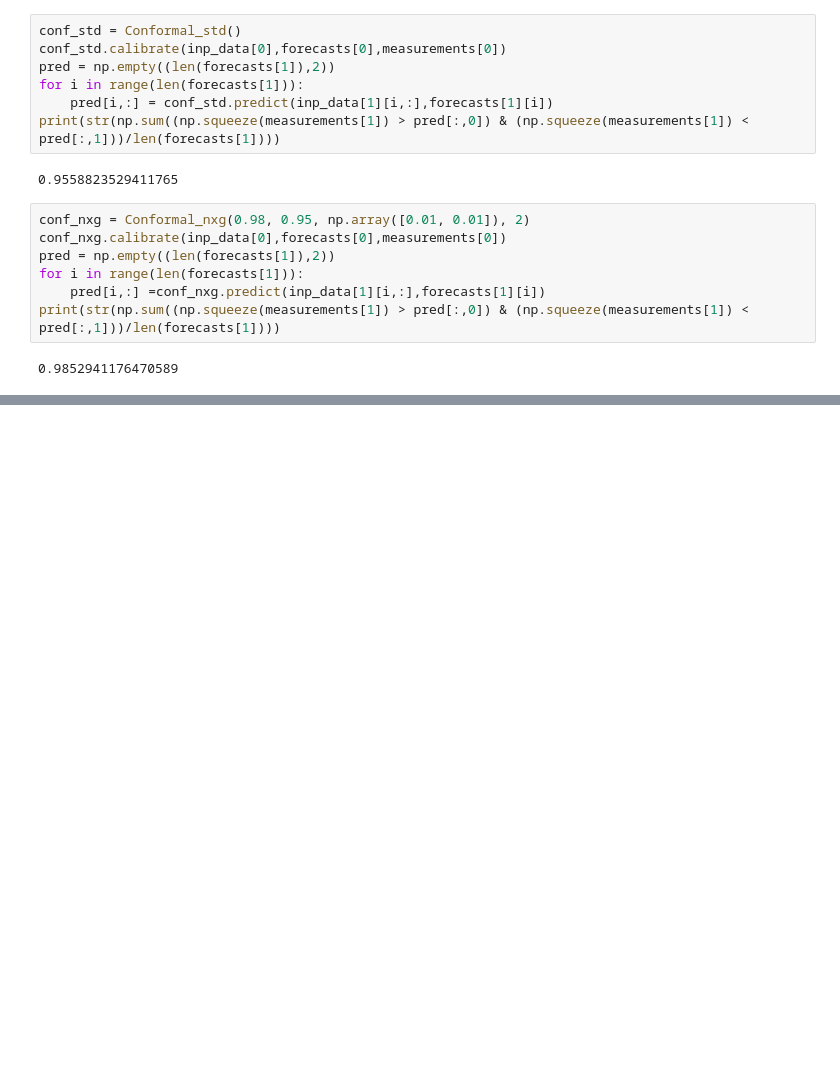
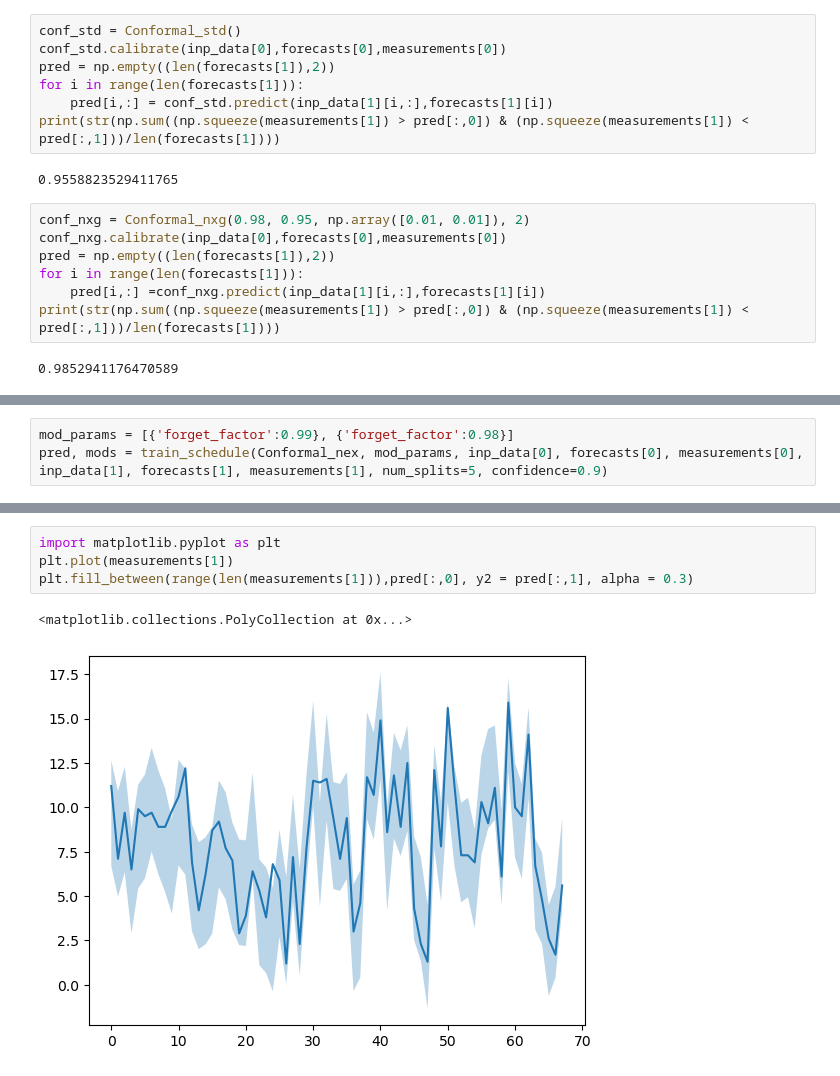
Before and after one commit to salthoff/wind-prediction-conformal, a Jupyter notebook: model_compare.ipynb, the cells around one changed output, grey strips where cells are left out. Drawn from its saved outputs; the diff is of its cells as text; blank space fills up the shorter version.

Commit message:
added training schedule and tested conf_nex

```diff
--- a/model_compare.ipynb
+++ b/model_compare.ipynb
@@ -50,0 +55,3 @@ print(str(np.sum((np.squeeze(measurements[1]) > pred[:,0]) & (np.squeeze(measure
+# %%
+mod_params = [{'forget_factor':0.99}, {'forget_factor':0.98}]
+pred, mods = train_schedule(Conformal_nex, mod_params, inp_data[0], forecasts[0], measurements[0], inp_data[1], forecasts[1], measurements[1], num_splits=5, confidence=0.9)
@@ -50,0 +76,7 @@ print(str(np.sum((np.squeeze(measurements[1]) > pred[:,0]) & (np.squeeze(measure
+# %%
+import matplotlib.pyplot as plt
+plt.plot(measurements[1])
+plt.fill_between(range(len(measurements[1])),pred[:,0], y2 = pred[:,1], alpha = 0.3)
+# %% [output]
+<matplotlib.collections.PolyCollection at 0x...>
+[figure, added]
```
Also changed, not shown: parts of 5 cells of this notebook, 5 other files.
